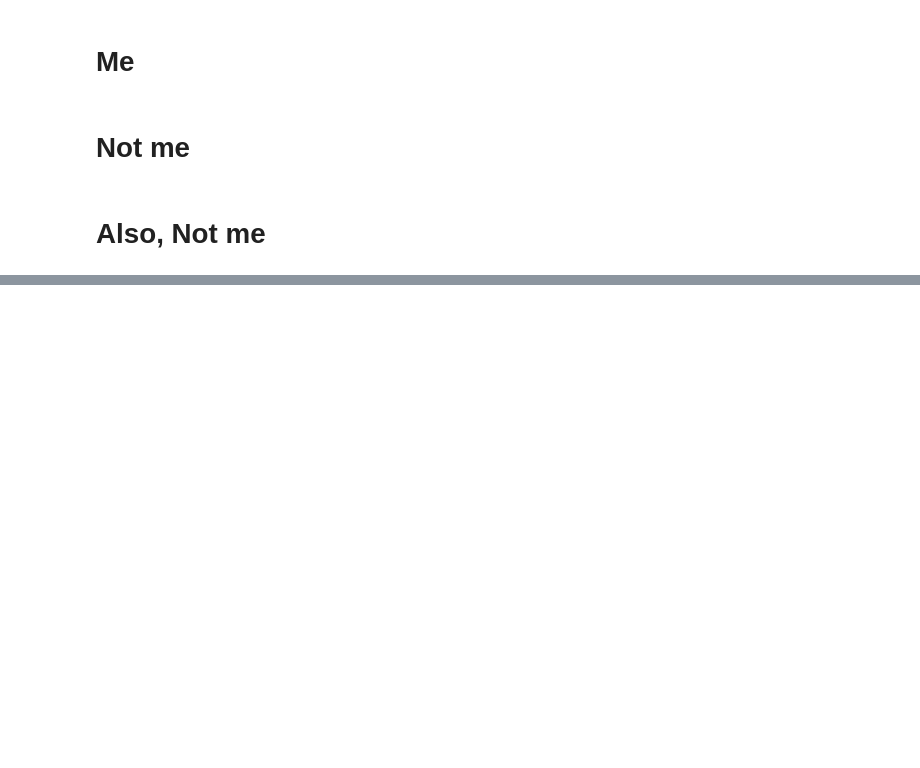
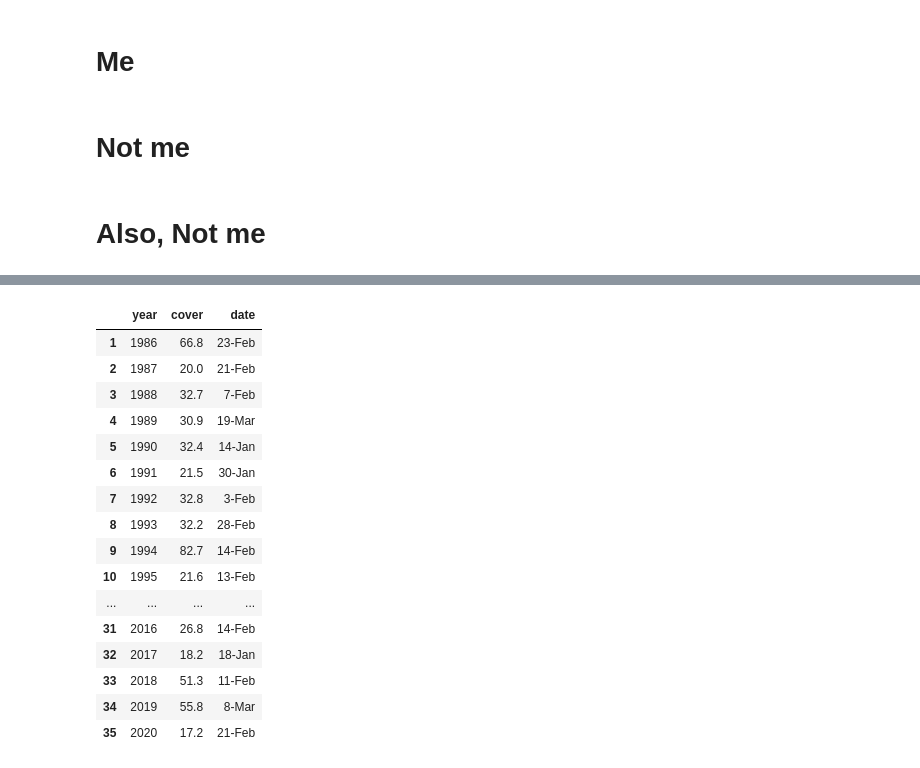
Before and after one commit to p-timothy/CodingProject, a Jupyter notebook: Notebook.ipynb, the cells around one changed output, grey strips where cells are left out. Cells and saved outputs as stored; diff of their text form; code cells hidden in the pictures; blank space fills up the shorter version.

```diff
--- a/Notebook.ipynb
+++ b/Notebook.ipynb
@@ -73,0 +230,4 @@ def rasterCalc(formula, imageList, filename):
+# %%
+# Read ice dataset
+ice_dt = pd.read_csv('C:/Users/Dalton/Desktop/School/Winter_2023/GIS_490/Final_proj/data/max_ice_coverage.csv')
+ice_dt.head()
@@ -73,0 +243,22 @@ def rasterCalc(formula, imageList, filename):
+# %%
+#get ice dt without 1985
+remove1985_ice = ice_dt[ice_dt["year"] != 1985]
+remove1985_ice
+# %% [output]
+|  | year | cover | date |
+| 1 | 1986 | 66.8 | 23-Feb |
+| 2 | 1987 | 20.0 | 21-Feb |
+| 3 | 1988 | 32.7 | 7-Feb |
+| 4 | 1989 | 30.9 | 19-Mar |
+| 5 | 1990 | 32.4 | 14-Jan |
+| 6 | 1991 | 21.5 | 30-Jan |
+| 7 | 1992 | 32.8 | 3-Feb |
+| 8 | 1993 | 32.2 | 28-Feb |
+| 9 | 1994 | 82.7 | 14-Feb |
+| 10 | 1995 | 21.6 | 13-Feb |
+| ... | ... | ... | ... |
+| 31 | 2016 | 26.8 | 14-Feb |
+| 32 | 2017 | 18.2 | 18-Jan |
+| 33 | 2018 | 51.3 | 11-Feb |
+| 34 | 2019 | 55.8 | 8-Mar |
+| 35 | 2020 | 17.2 | 21-Feb |
```
Also changed, not shown: parts of 54 cells of this notebook, 2 other files.
